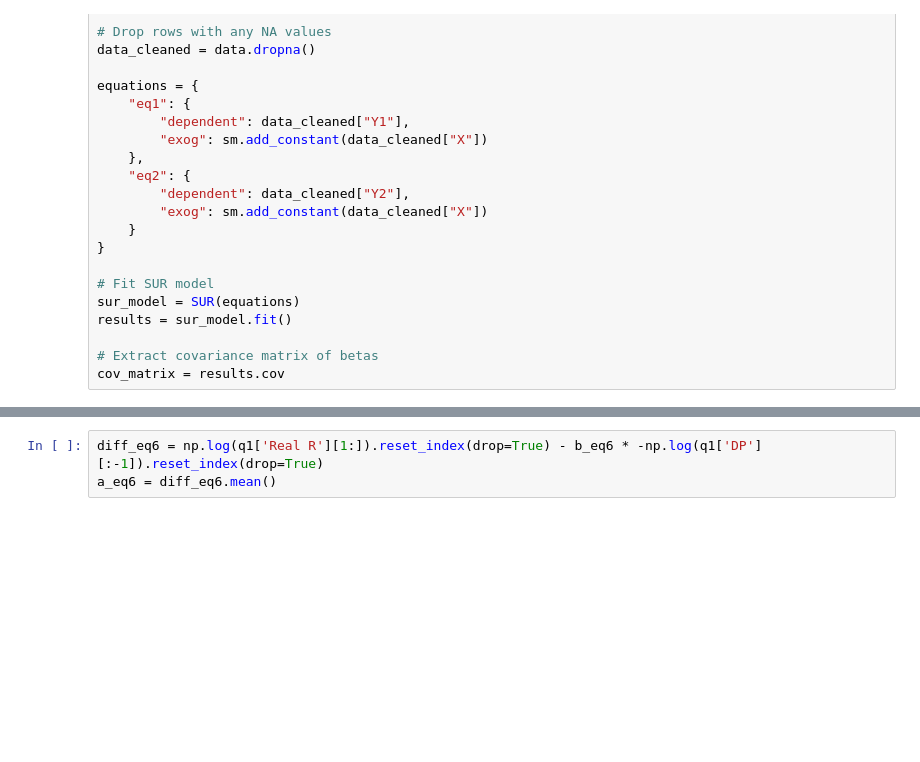
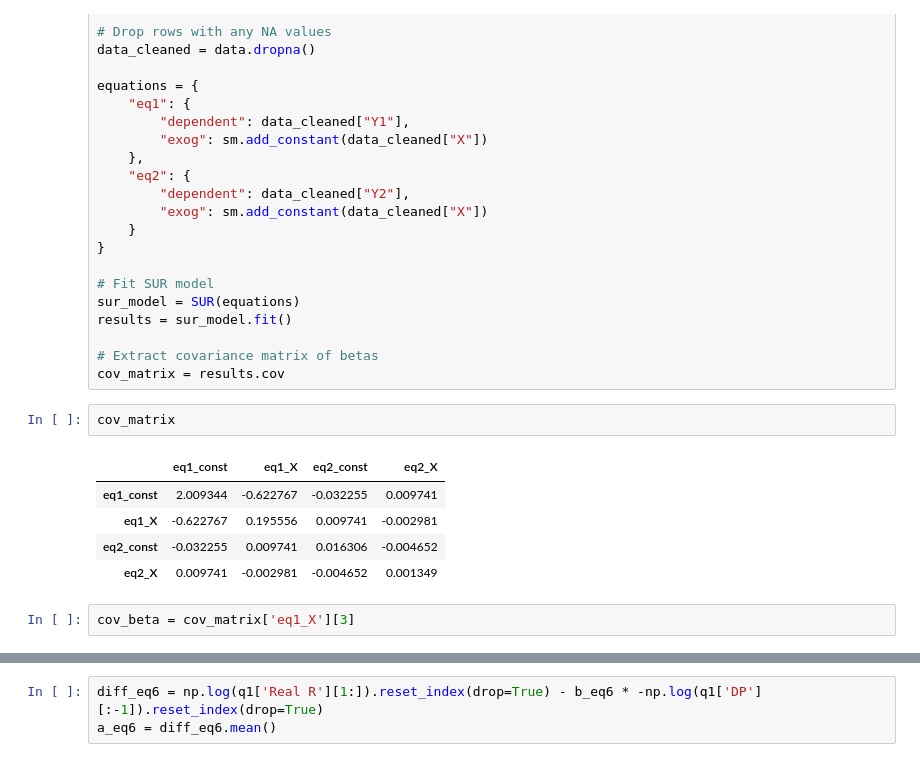
Before and after one commit to JiaqiSun45635/AP, a Jupyter notebook: MFE AP PW2.ipynb, the cells around one changed output, grey strips where cells are left out. Saved outputs shown, nothing was run; the diff lists cells and outputs as text; blank space fills up the shorter version.

```diff
--- a/MFE AP PW2.ipynb
+++ b/MFE AP PW2.ipynb
@@ -408,3 +409,13 @@ results = sur_model.fit()
 
 # Extract covariance matrix of betas
 cov_matrix = results.cov
+# %%
+cov_matrix
+# %% [output]
+|  | eq1_const | eq1_X | eq2_const | eq2_X |
+| eq1_const | 2.009344 | -0.622767 | -0.032255 | 0.009741 |
+| eq1_X | -0.622767 | 0.195556 | 0.009741 | -0.002981 |
+| eq2_const | -0.032255 | 0.009741 | 0.016306 | -0.004652 |
+| eq2_X | 0.009741 | -0.002981 | -0.004652 | 0.001349 |
+# %%
+cov_beta = cov_matrix['eq1_X'][3]
```
Also changed, not shown: parts of 19 cells of this notebook.
